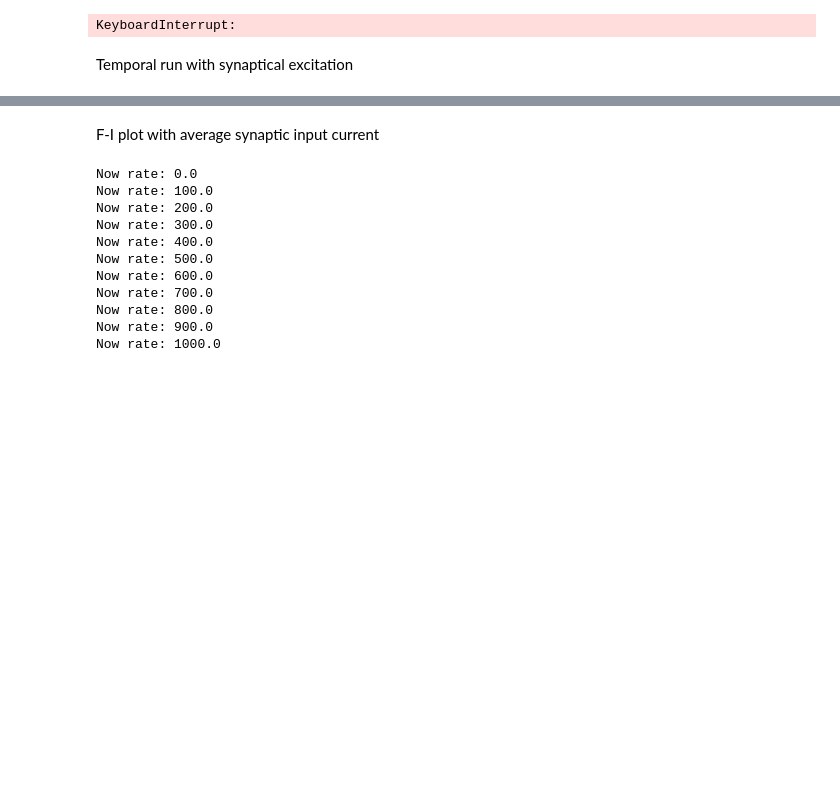
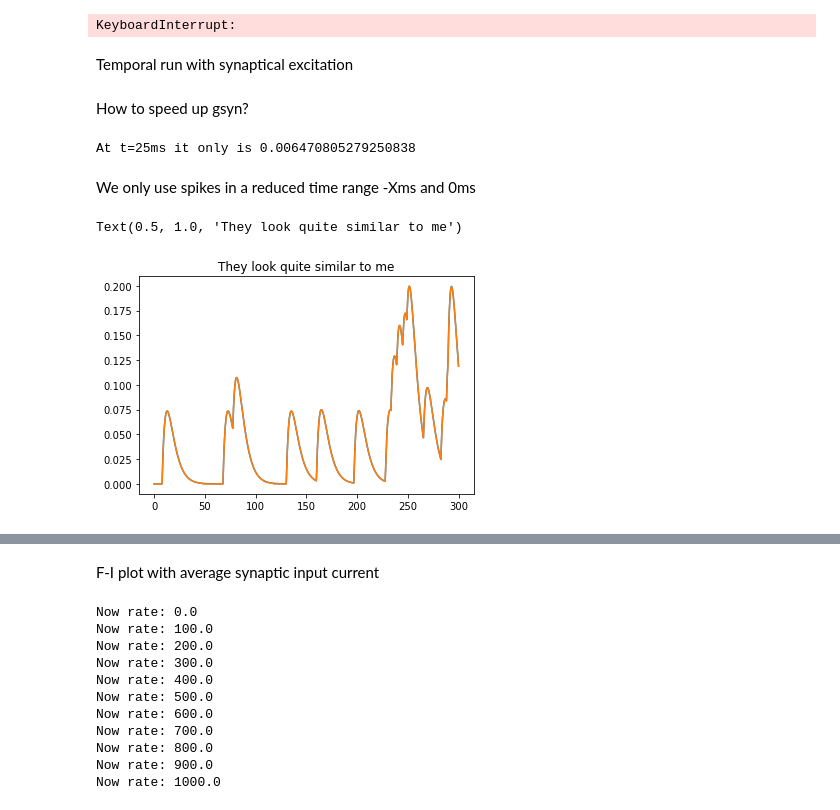
Before and after one commit to jaumecolomhernandez/mmb-mathneuroscience2, a Jupyter notebook: conductance-based-network.ipynb, the cells around one changed output, grey strips where cells are left out. Cells and saved outputs as stored; diff of their text form; code cells hidden in the pictures; blank space fills up the shorter version.

```diff
--- a/conductance-based-network.ipynb
+++ b/conductance-based-network.ipynb
@@ -314,0 +370,17 @@ def compute_syn_current(spikes, time_span):
+# %% [markdown]
+How to speed up gsyn?
+# %%
+t = np.linspace(0,100,100)
+run = alfa(t)
+print(f"At t=25ms it only is {run[25]}")
+# %% [output]
+At t=25ms it only is 0.006470805279250838
+# %% [markdown]
+We only use spikes in a reduced time range -Xms and 0ms
+# %%
+def opt_gsyn(t, train):
+    result = 0
+    reduced_train = train[(train > (t-40)) & (train < t)]
+    for it in reduced_train:
+        result += alfa(t-it)*step(t-it)
+    return result
@@ -314,0 +398,8 @@ def compute_syn_current(spikes, time_span):
+# %%
+plt.plot(time_span, run1)
+plt.plot(time_span, run2)
+
+plt.title("They look quite similar to me")
+# %% [output]
+Text(0.5, 1.0, 'They look quite similar to me')
+[figure, added]
```
Also changed, not shown: parts of 13 cells of this notebook.
